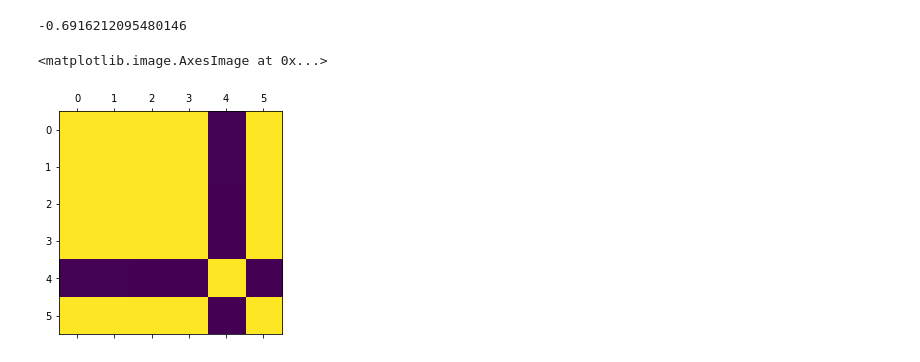
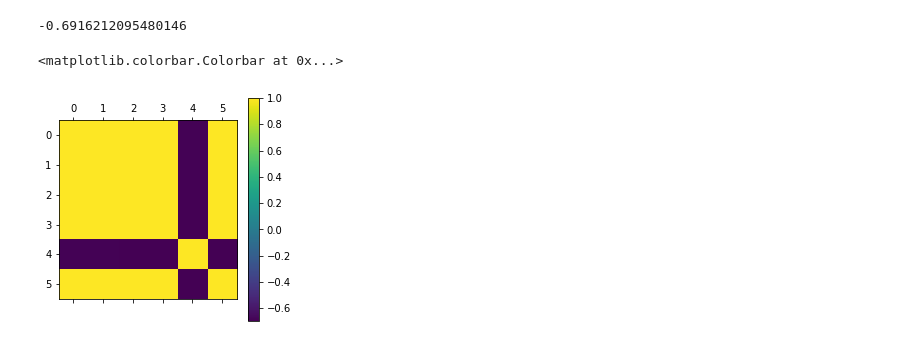
Before and after one commit to abbasiehsan1991/DataMining_concepts, a Jupyter notebook: Data_Mining_Concepts.ipynb, the cells around one changed output. Drawn from its saved outputs; the diff is of its cells as text; code cells hidden in the pictures.

Commit message:
just add color bar to corr matrix

```diff
--- a/Data_Mining_Concepts.ipynb
+++ b/Data_Mining_Concepts.ipynb
@@ -272,6 +272,7 @@ df['Volume'].corr(df['Open'])
 -0.6916212095480146
 # %%
 plt.matshow(df.corr())
+plt.colorbar()
 # %% [output]
-<matplotlib.image.AxesImage at 0x...>
+<matplotlib.colorbar.Colorbar at 0x...>
-[figure, old version]
+[figure, new version]
```
